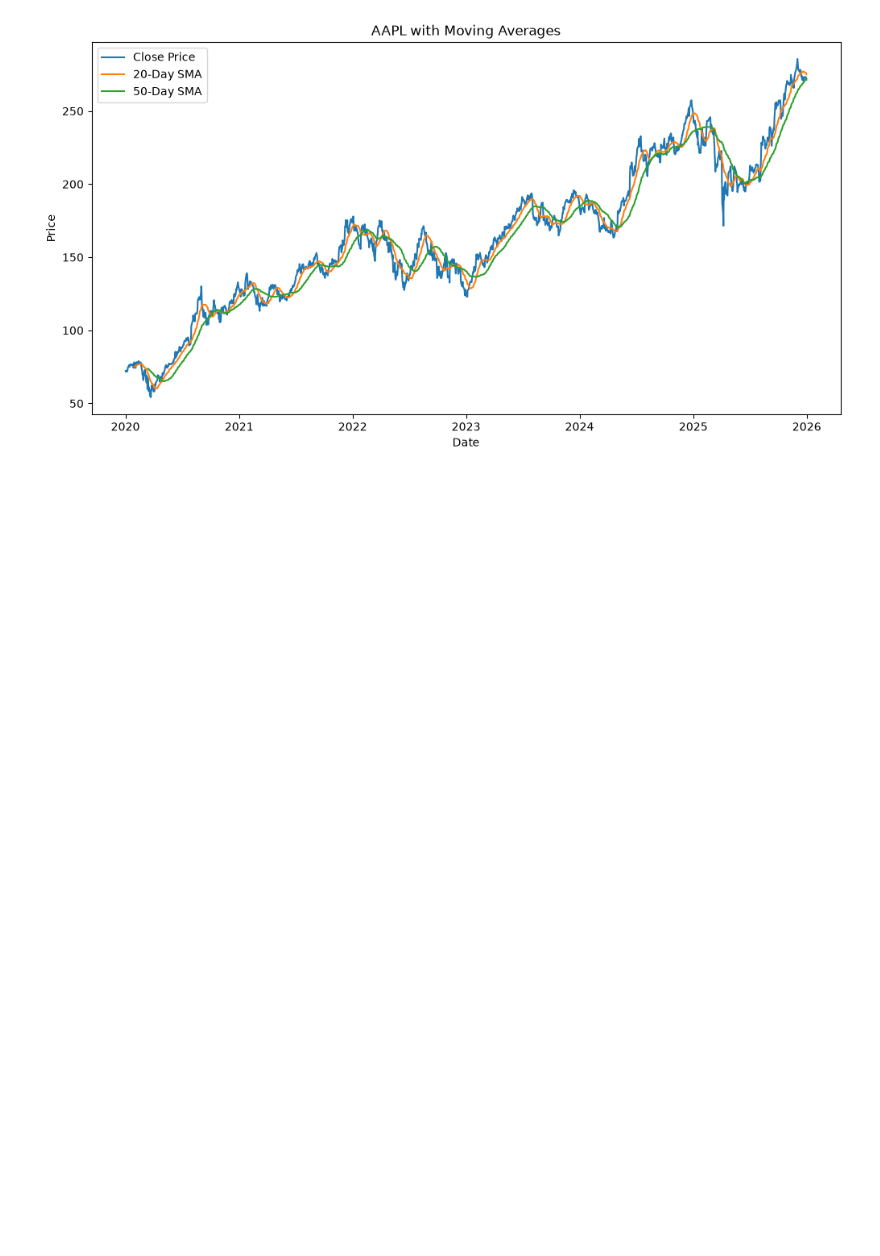
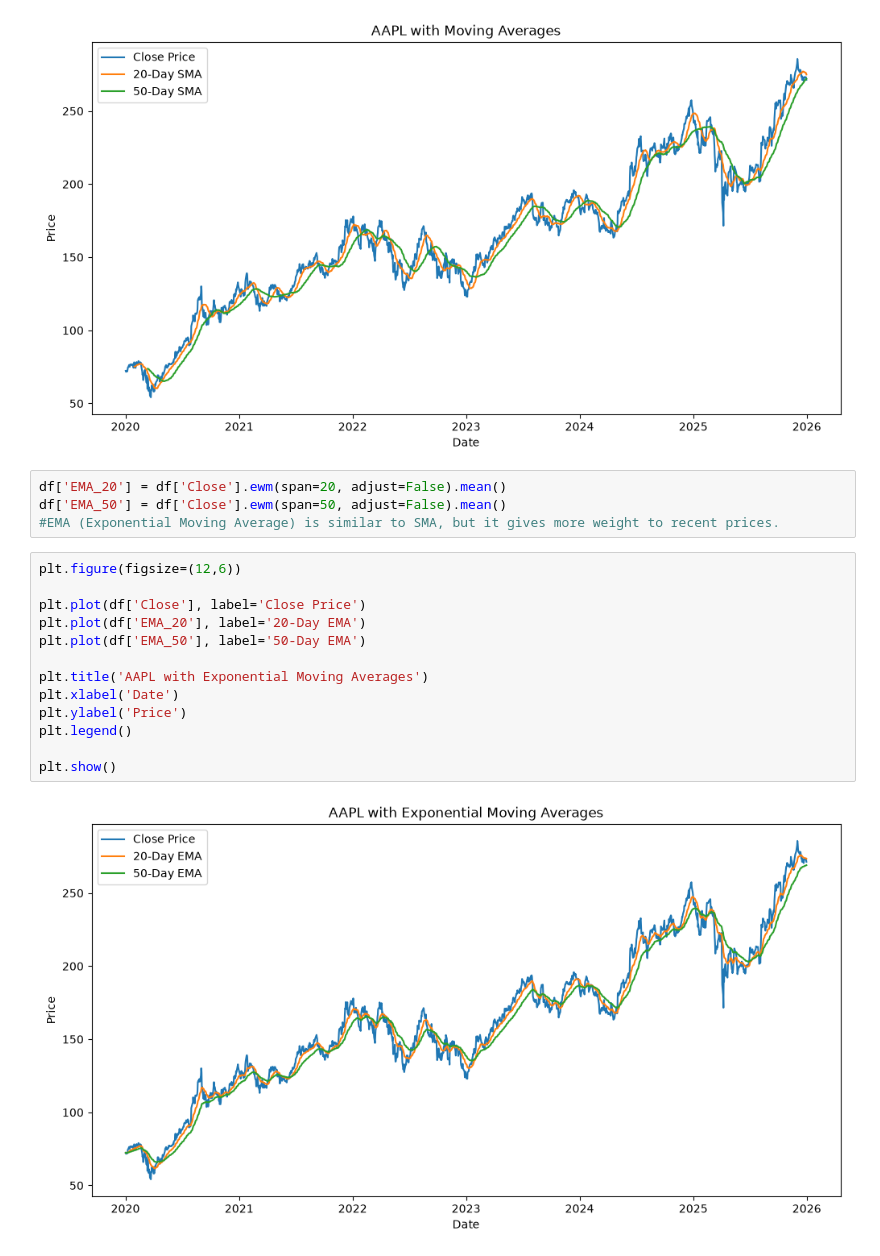
Before and after one commit to Its-Charlie/AlphaTrade, a Jupyter notebook: notebooks/stock_analysis.ipynb, the cells around one changed output. Cells and saved outputs as stored; diff of their text form; blank space fills up the shorter version.

```diff
--- a/notebooks/stock_analysis.ipynb
+++ b/notebooks/stock_analysis.ipynb
@@ -104,3 +121,22 @@ plt.legend()
 plt.show()
 # %% [output]
 [figure]
+# %%
+df['EMA_20'] = df['Close'].ewm(span=20, adjust=False).mean()
+df['EMA_50'] = df['Close'].ewm(span=50, adjust=False).mean()
+#EMA (Exponential Moving Average) is similar to SMA, but it gives more weight to recent prices.
+# %%
+plt.figure(figsize=(12,6))
+
+plt.plot(df['Close'], label='Close Price')
+plt.plot(df['EMA_20'], label='20-Day EMA')
+plt.plot(df['EMA_50'], label='50-Day EMA')
+
+plt.title('AAPL with Exponential Moving Averages')
+plt.xlabel('Date')
+plt.ylabel('Price')
+plt.legend()
+
+plt.show()
+# %% [output]
+[figure, added]
```
Also changed, not shown: parts of 33 cells of this notebook, 1 other file.
